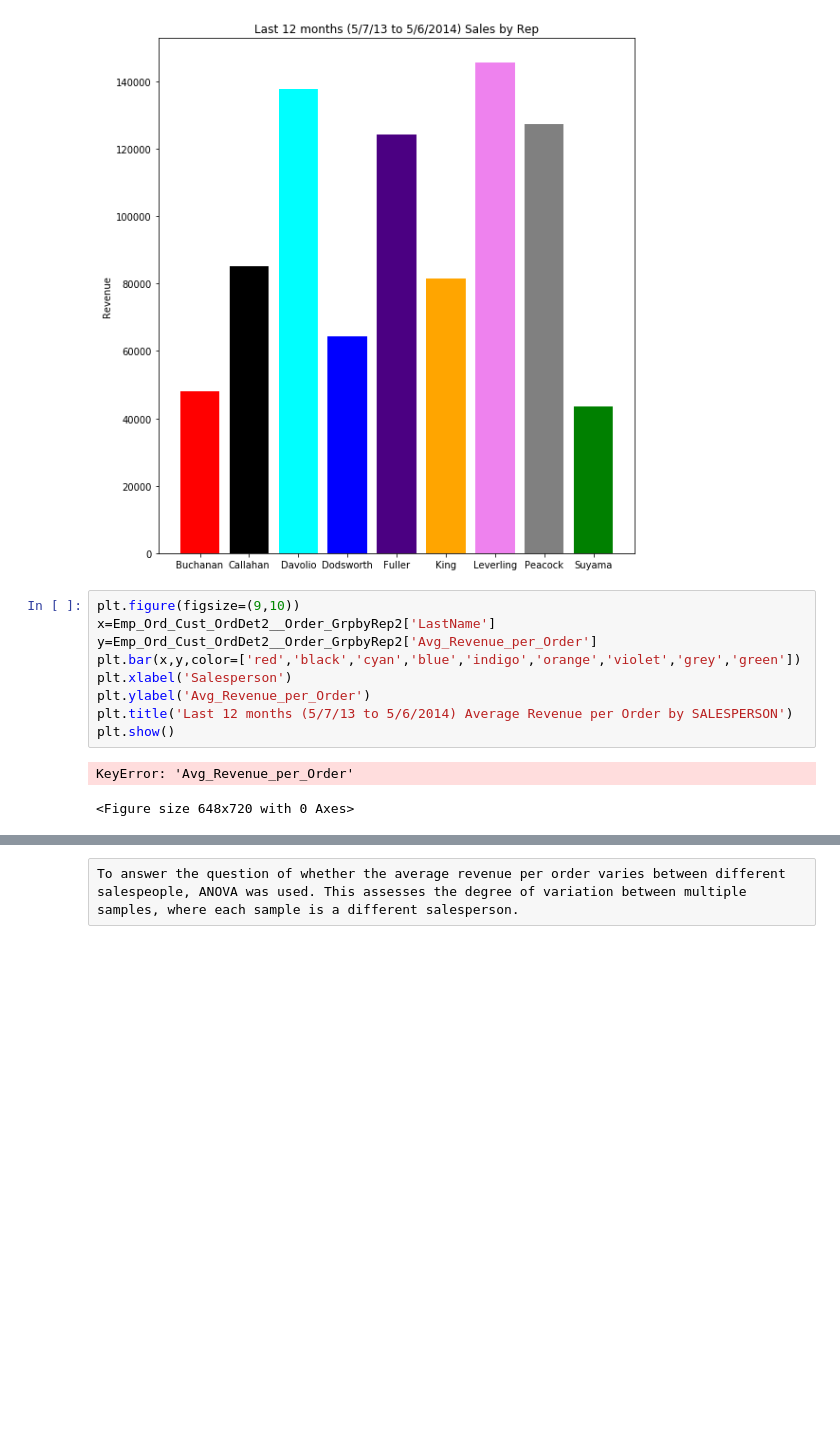
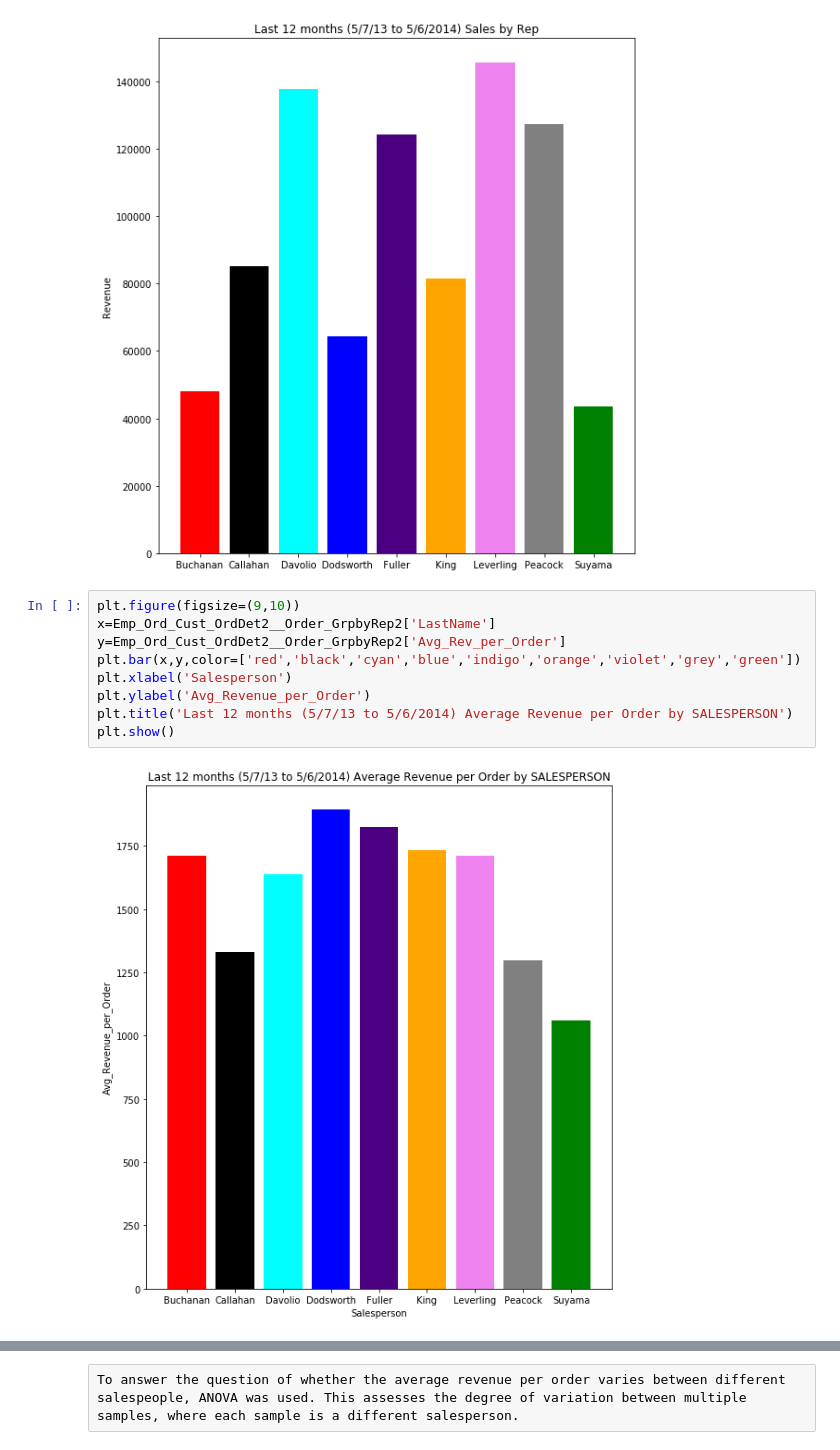
Before and after one commit to joewebb11/dsc-2-final-project-online-ds-pt-112618, a Jupyter notebook: index.ipynb, the cells around one changed output, grey strips where cells are left out. Saved outputs shown, nothing was run; the diff lists cells and outputs as text; blank space fills up the shorter version.

```diff
--- a/index.ipynb
+++ b/index.ipynb
@@ -1250,15 +1262,14 @@ plt.show()
 # %%
 plt.figure(figsize=(9,10))
 x=Emp_Ord_Cust_OrdDet2__Order_GrpbyRep2['LastName']
-y=Emp_Ord_Cust_OrdDet2__Order_GrpbyRep2['Avg_Revenue_per_Order']
+y=Emp_Ord_Cust_OrdDet2__Order_GrpbyRep2['Avg_Rev_per_Order']
 plt.bar(x,y,color=['red','black','cyan','blue','indigo','orange','violet','grey','green'])
 plt.xlabel('Salesperson')
 plt.ylabel('Avg_Revenue_per_Order')
 plt.title('Last 12 months (5/7/13 to 5/6/2014) Average Revenue per Order by SALESPERSON')
 plt.show()
 # %% [output]
-KeyError: 'Avg_Revenue_per_Order'
-<Figure size 648x720 with 0 Axes>
+[figure, added]
 # %%
 plt.figure(figsize=(9,10))
 x=Emp_Ord_Cust_OrdDet2__TOTORDERCount_GrpbyRep2['LastName']
```
Also changed, not shown: parts of 67 cells of this notebook, 2 other files.
